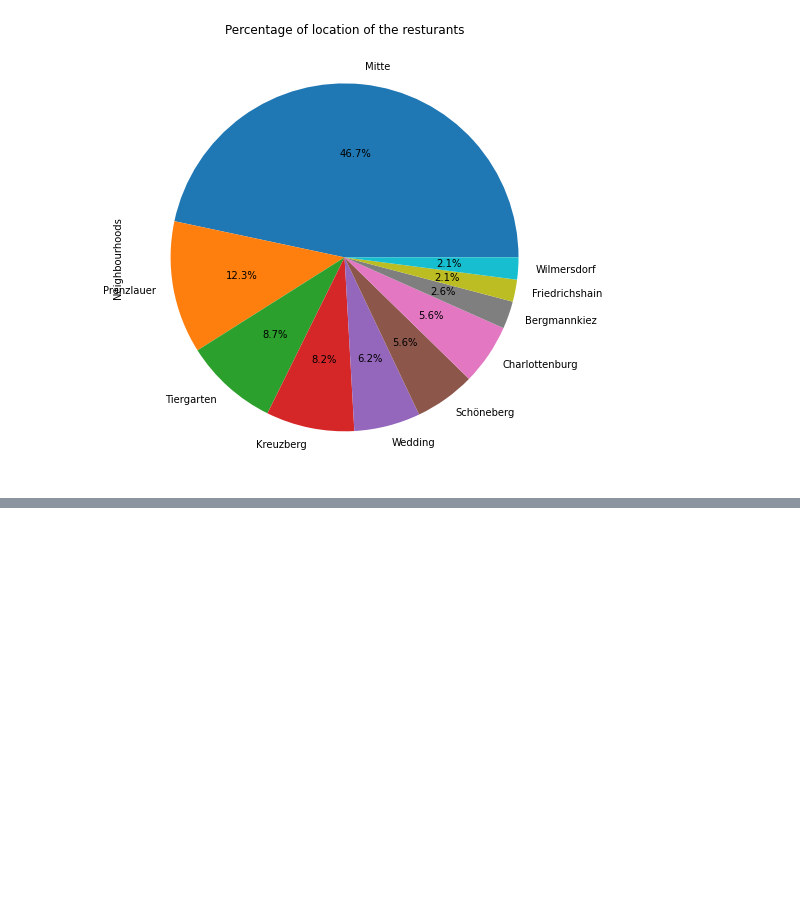
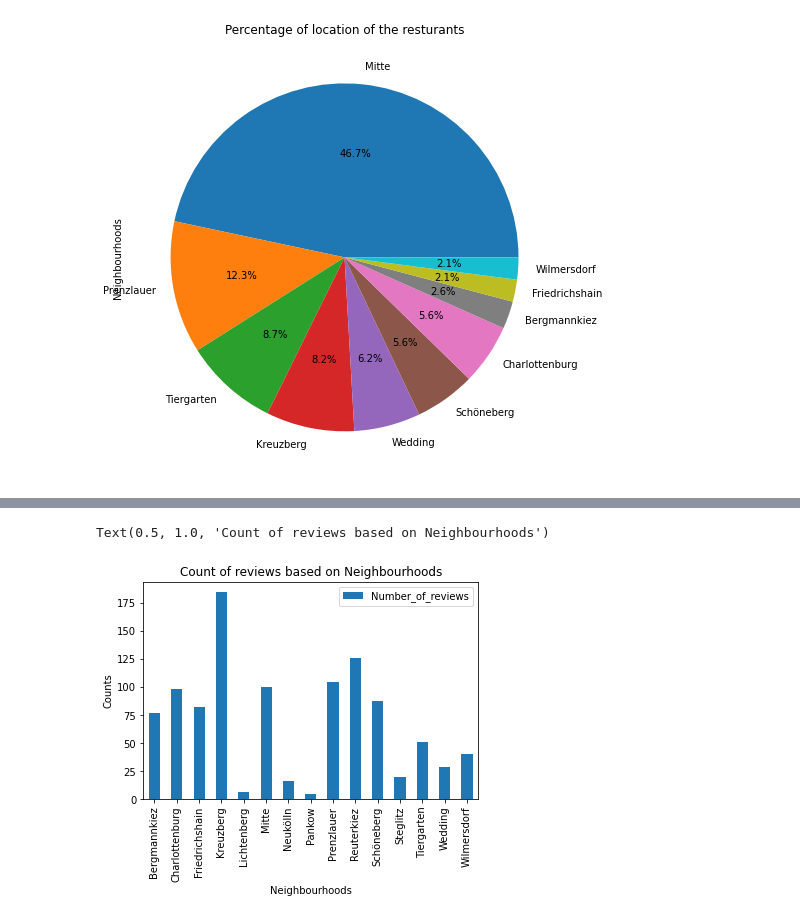
Before and after one commit to AndreaViviani89/1st-Build-Week, a Jupyter notebook: resturant_analysis.ipynb, the cells around one changed output, grey strips where cells are left out. Saved outputs shown, nothing was run; the diff lists cells and outputs as text; code cells hidden in the pictures; blank space fills up the shorter version.

```diff
--- a/resturant_analysis.ipynb
+++ b/resturant_analysis.ipynb
@@ -67,2 +67,10 @@ Text(0.5, 1.0, 'Location with the highest rating')
+# %%
+# Neighbourhoods
+df[['Neighbourhoods','Number_of_reviews']].groupby(['Neighbourhoods']).mean().plot(kind='bar')
+plt.ylabel('Counts')
+plt.title('Count of reviews based on Neighbourhoods')
+# %% [output]
+Text(0.5, 1.0, 'Count of reviews based on Neighbourhoods')
+[figure, added]
 # %%
 df[['Ratings','Prices']].groupby(['Prices']).value_counts().plot(kind='bar')
```
Also changed, not shown: parts of 11 cells of this notebook.
